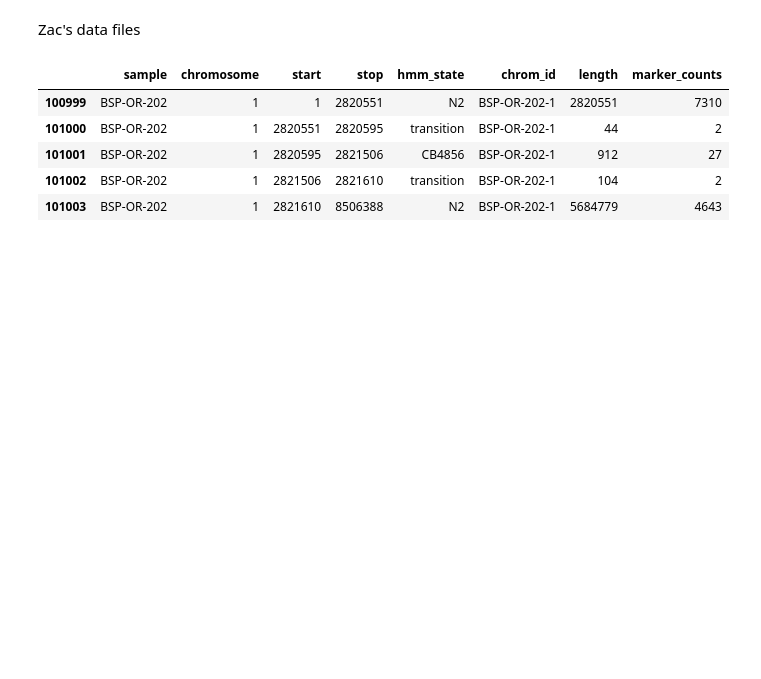
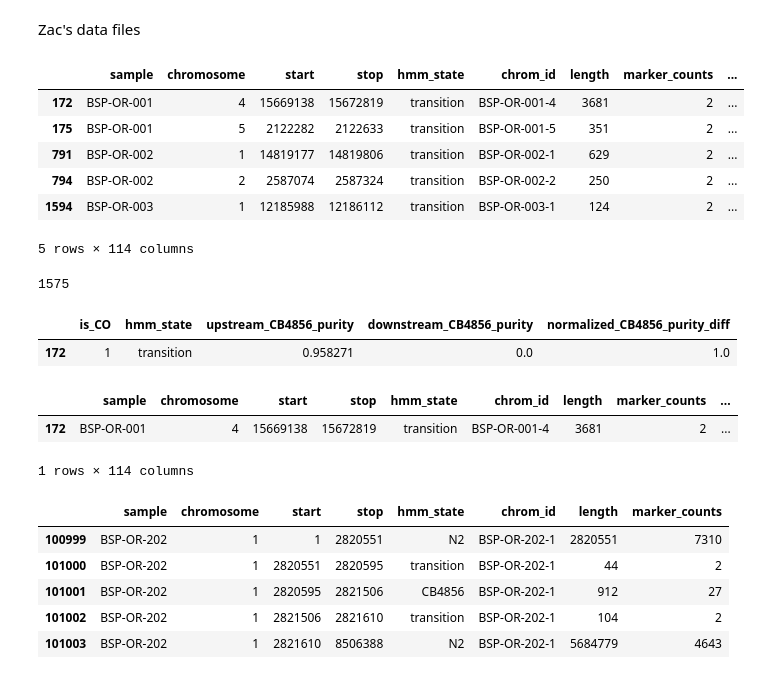
Before and after one commit to conery/crossovers, a Jupyter notebook: sandbox/ncos.ipynb, the cells around one changed output. Saved outputs shown, nothing was run; the diff lists cells and outputs as text; code cells hidden in the pictures; blank space fills up the shorter version.

```diff
--- a/sandbox/ncos.ipynb
+++ b/sandbox/ncos.ipynb
@@ -14,3 +14,20 @@ Zac's data files
 # %%
 # All SNPs -- takes a long time to load
 # bsp_SNPs = pd.read_pickle('BSP_TIGER.marker_dataframe.pickle.gzip', compression='gzip')
+# %%
+# Crossover locations -- 1575 records
+bsp_COs = pd.read_pickle('../BSP_COs_final_set.pickle.gzip', compression='gzip')
+# %%
+bsp_COs.head()
+# %% [output]
+|  | sample | chromosome | start | stop | hmm_state | chrom_id | length | marker_counts | ... |
+| 172 | BSP-OR-001 | 4 | 15669138 | 15672819 | transition | BSP-OR-001-4 | 3681 | 2 | ... |
+| 175 | BSP-OR-001 | 5 | 2122282 | 2122633 | transition | BSP-OR-001-5 | 351 | 2 | ... |
+| 791 | BSP-OR-002 | 1 | 14819177 | 14819806 | transition | BSP-OR-002-1 | 629 | 2 | ... |
+| 794 | BSP-OR-002 | 2 | 2587074 | 2587324 | transition | BSP-OR-002-2 | 250 | 2 | ... |
+| 1594 | BSP-OR-003 | 1 | 12185988 | 12186112 | transition | BSP-OR-003-1 | 124 | 2 | ... |
+5 rows × 114 columns
+# %%
+len(bsp_COs)
+# %% [output]
+1575
@@ -16,0 +39,5 @@ Zac's data files
+# %%
+r[['is_CO','hmm_state','upstream_CB4856_purity','downstream_CB4856_purity','normalized_CB4856_purity_diff']]
+# %% [output]
+|  | is_CO | hmm_state | upstream_CB4856_purity | downstream_CB4856_purity | normalized_CB4856_purity_diff |
+| 172 | 1 | transition | 0.958271 | 0.0 | 1.0 |
@@ -17,3 +46,9 @@ Zac's data files
+# %%
+xo.get_group('BSP-OR-001-4')
+# %% [output]
+|  | sample | chromosome | start | stop | hmm_state | chrom_id | length | marker_counts | ... |
+| 172 | BSP-OR-001 | 4 | 15669138 | 15672819 | transition | BSP-OR-001-4 | 3681 | 2 | ... |
+1 rows × 114 columns
 # %%
 # Interval file -- SNPs collapsed into blocks
 bsp_intervals = pd.read_pickle('../BSP_TIGER.intervals_dataframe.pickle.gzip', compression='gzip')
```
Also changed, not shown: parts of 21 cells of this notebook, 4 other files.
